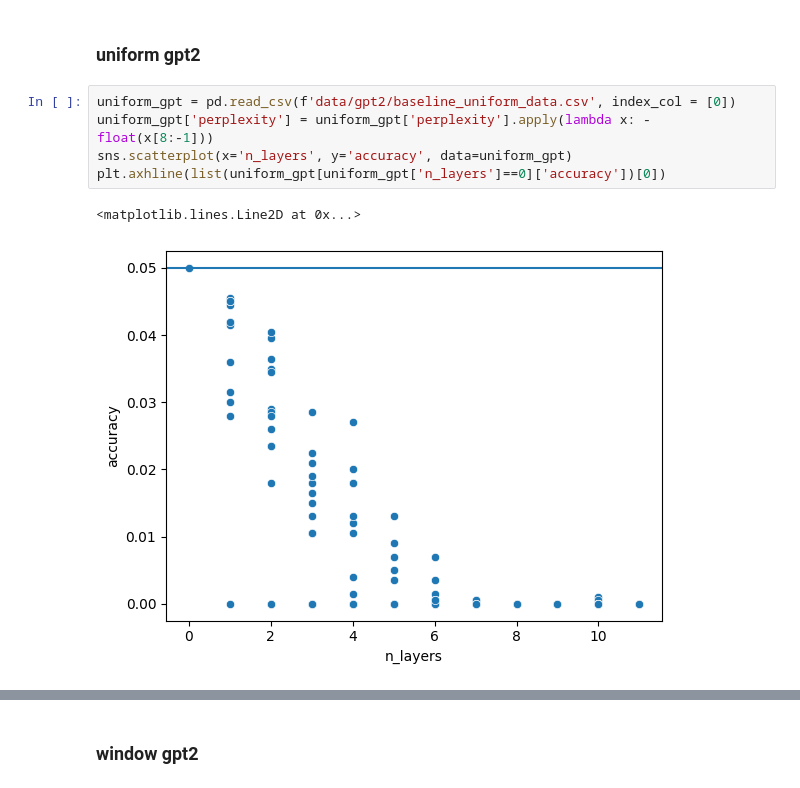
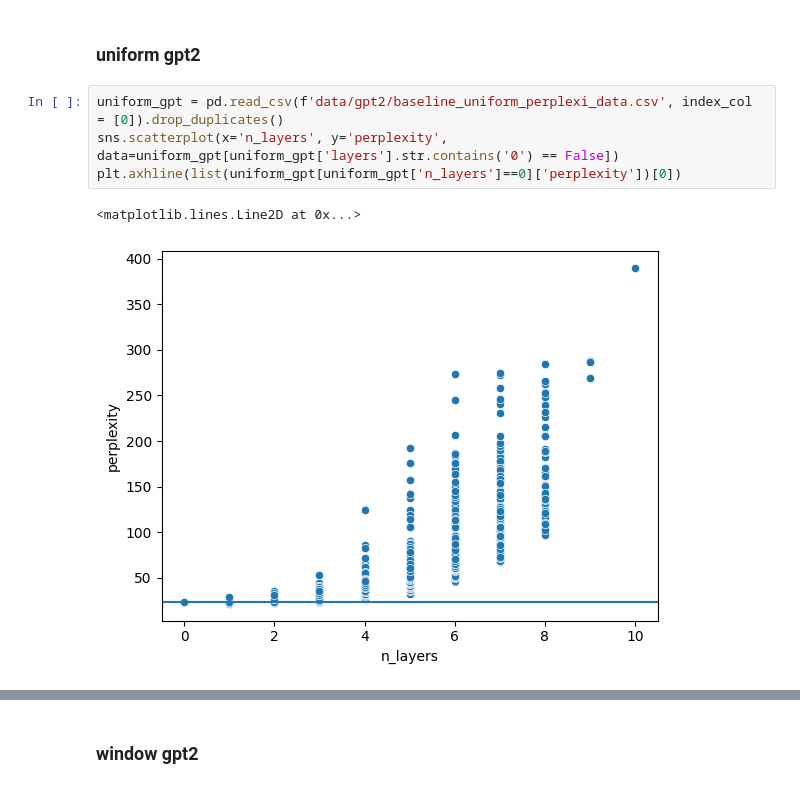
Before and after one commit to JetBrains-Research/effective-inference, a Jupyter notebook: notebooks/Metricks_visualisation.ipynb, the cells around one changed output, grey strips where cells are left out. Drawn from its saved outputs; the diff is of its cells as text.

Commit message:
data update

```diff
--- a/notebooks/Metricks_visualisation.ipynb
+++ b/notebooks/Metricks_visualisation.ipynb
@@ -188,11 +214,10 @@ See the caveats in the documentation: https://pandas.pydata.org/pandas-docs/stab
 # %% [markdown]
 ### uniform gpt2
 # %%
-uniform_gpt = pd.read_csv(f'data/gpt2/baseline_uniform_data.csv', index_col = [0])
-uniform_gpt['perplexity'] = uniform_gpt['perplexity'].apply(lambda x: -float(x[8:-1]))
-sns.scatterplot(x='n_layers', y='accuracy', data=uniform_gpt)
-plt.axhline(list(uniform_gpt[uniform_gpt['n_layers']==0]['accuracy'])[0])
+uniform_gpt = pd.read_csv(f'data/gpt2/baseline_uniform_perplexi_data.csv', index_col = [0]).drop_duplicates()
+sns.scatterplot(x='n_layers', y='perplexity', data=uniform_gpt[uniform_gpt['layers'].str.contains('0') == False])
+plt.axhline(list(uniform_gpt[uniform_gpt['n_layers']==0]['perplexity'])[0])
 # %% [output]
 <matplotlib.lines.Line2D at 0x...>
-[figure, old version]
+[figure, new version]
 # %%
```
Also changed, not shown: parts of 8 cells of this notebook, 2 other files.
